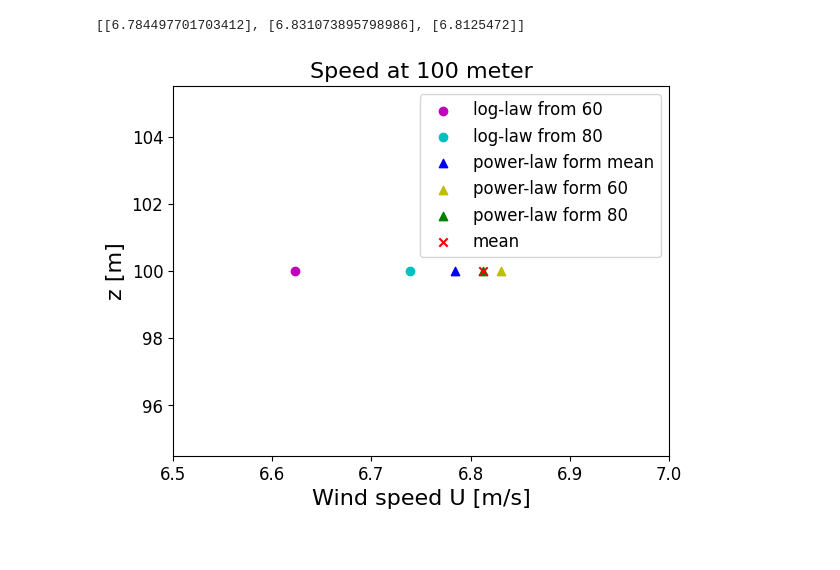
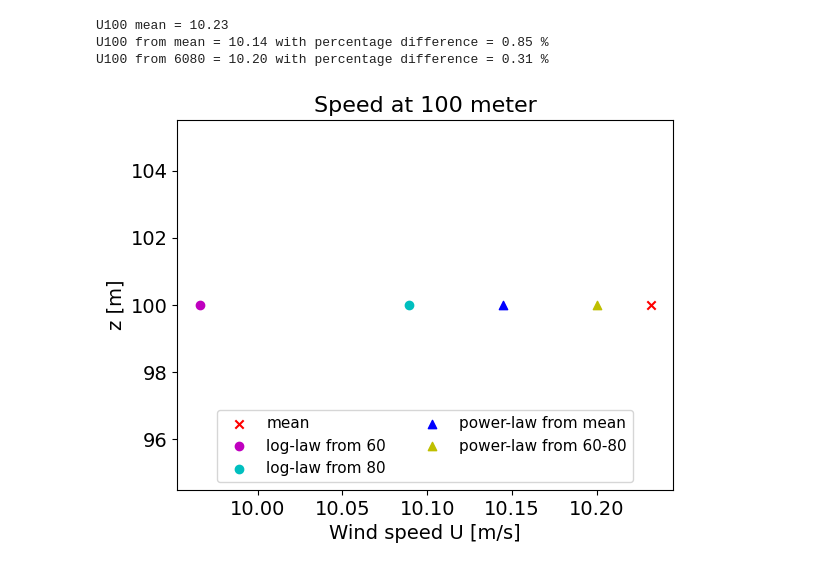
Before and after one commit to nicolaquaia/micrometereology, a Jupyter notebook: 02/assignment2_notebook_v2.ipynb, the cells around one changed output. Cells and saved outputs as stored; diff of their text form; code cells hidden in the pictures.

```diff
--- a/02/assignment2_notebook_v2.ipynb
+++ b/02/assignment2_notebook_v2.ipynb
@@ -490,40 +532,56 @@ alpha from 80 = 0.188
-# %%
-#####     g     ################################################################
-
-U100_array = []
-for alpha in alpha_array:
-    value = U80*(z100/z80)**alpha
-    U100_array.append([value])
-print(U100_array)
-# %% [output]
-[[6.784497701703412], [6.831073895798986], [6.8125472]]
+# %%
+# QUESTION 2g
+
+
+U, U_std, ustar_mean = get_U(data, Lreciprocal, V10, V40, V60, V80, V100, direction, ustar)
+U_100 = U[4]
+
+z100 = z[4]
+U100_array = []
+for alpha in alpha_array:
+    value = U80*(z100/z80)**alpha
+    U100_array.append(value)
+
+U100_alpha = U100_array[0]
+U100_6080 = U100_array[1]
+
+print(f"U100 mean = {U_100:.2f}")
+print(f"U100 from mean = {U100_alpha:.2f} with percentage difference = {abs((U100_alpha-U_100))/U_100*100:.2f} % ")
+print(f"U100 from 6080 = {U100_6080:.2f} with percentage difference = {abs((U100_6080-U_100))/U_100*100:.2f} % ")
+# %% [output]
+U100 mean = 10.23
+U100 from mean = 10.14 with percentage difference = 0.85 %
+U100 from 6080 = 10.20 with percentage difference = 0.31 %
 # %%
-#####     h     ################################################################
+# QUESTION 2h
+
 
 z100 = z[4]
 
-plt.scatter(U100_log60, z100, marker='o', color= 'm', label='log-law from 60')
-plt.scatter(U100_log80, z100, marker='o', color = 'c', label='log-law from 80')
-
-plt.scatter(U100_array[0], z100, marker='^', color = 'b', label='power-law form mean')
-plt.scatter(U100_array[1], z100, marker='^', color = 'y', label='power-law form 60')
-plt.scatter(U100_array[2], z100, marker='^', color = 'g', label='power-law form 80')
-
 plt.scatter(U[4], z100, marker='x', color = 'r', label='mean')
 
-plt.rc('font', size=12)
+plt.scatter(U100_60, z100, marker='o', color= 'm', label='log-law from 60')
+plt.scatter(U100_80, z100, marker='o', color = 'c', label='log-law from 80')
+
+plt.scatter(U100_array[0], z100, marker='^', color = 'b', label='power-law from mean')
+plt.scatter(U100_array[1], z100, marker='^', color = 'y', label='power-law from 60-80')
+
+
+
+plt.rc('font', size=11)
 plt.rc('axes', titlesize=16)
 plt.rc('axes', labelsize=16)
 plt.xlabel('Wind speed U [m/s]')
 plt.ylabel('z [m]')
 plt.legend(loc='lower right')
 plt.title('Speed at 100 meter')
 
-plt.xlim(6.5,7)
-plt.legend()
+#plt.xlim(6.5,7)
+#plt.ylim(99.5,100.5)
+plt.legend(loc='lower center',ncol=2)
 plt.show()
 # %% [output]
-[figure, old version]
+[figure, new version]
 # %%
 # QUESTION 3
 
```
Also changed, not shown: parts of 20 cells of this notebook.
